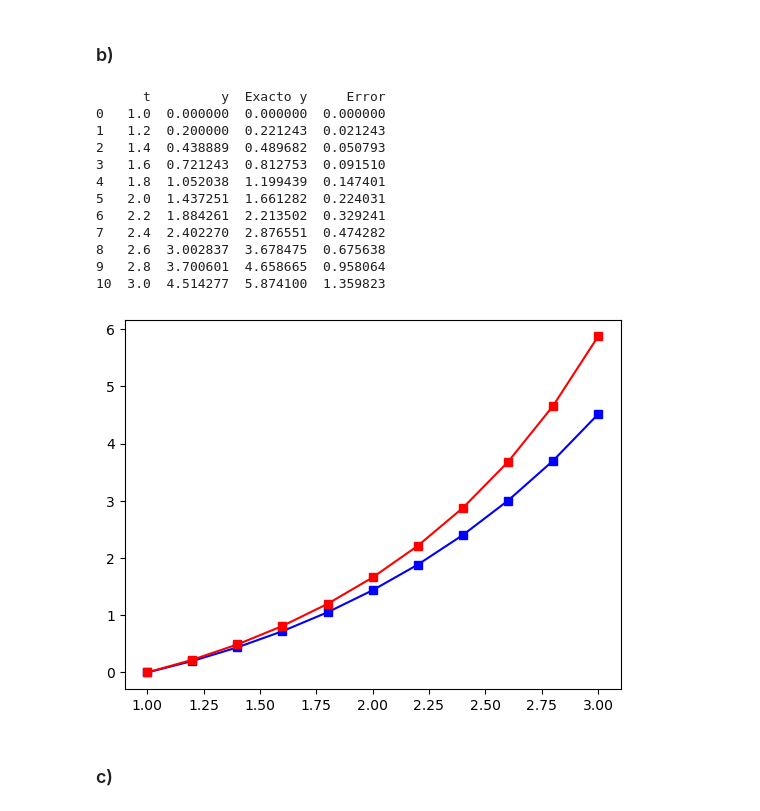
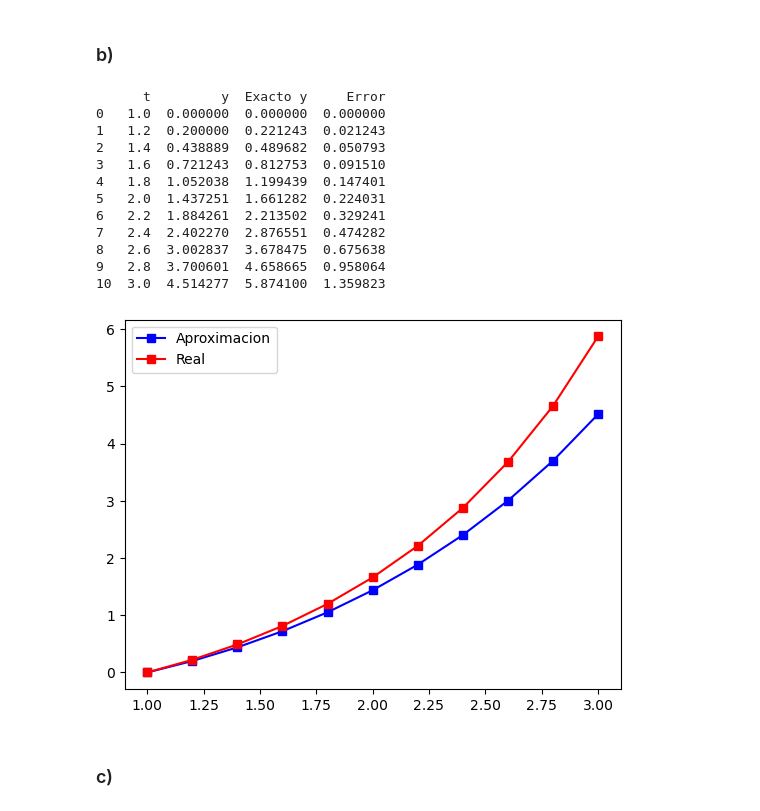
Before and after one commit to Boris-epn/tarea-12, a Jupyter notebook: tarea12.ipynb, the cells around one changed output. Saved outputs shown, nothing was run; the diff lists cells and outputs as text; code cells hidden in the pictures.

```diff
--- a/tarea12.ipynb
+++ b/tarea12.ipynb
@@ -153,31 +154,32 @@ plt.show()
 # %%
 def f1(t, y):
     return 1 + y/t + (y/t)**2
 def exacto(t):
     return t* np.tan(np.log(t))
 t0, y0, h, t_end = 1, 0,0.2,3
 t_vals, y_vals = euler_method(f1, t0, y0, h, t_end)
 df = pd.DataFrame({"t": t_vals, "y": y_vals})
 df["Exacto y"] = df["t"].apply(exacto)
 df["Error"] = abs(df["y"] - df["Exacto y"])
 print(df)
 plt.plot(t_vals, y_vals,'-s',label='Aproximacion',color='Blue')
 plt.plot(t_vals, exacto(t_vals),'-s',label='Real',color='Red')
+plt.legend(loc='upper left')
 plt.show()
 # %% [output]
       t         y  Exacto y     Error
 0   1.0  0.000000  0.000000  0.000000
 1   1.2  0.200000  0.221243  0.021243
 2   1.4  0.438889  0.489682  0.050793
 3   1.6  0.721243  0.812753  0.091510
 4   1.8  1.052038  1.199439  0.147401
 5   2.0  1.437251  1.661282  0.224031
 6   2.2  1.884261  2.213502  0.329241
 7   2.4  2.402270  2.876551  0.474282
 8   2.6  3.002837  3.678475  0.675638
 9   2.8  3.700601  4.658665  0.958064
 10  3.0  4.514277  5.874100  1.359823
-[figure, old version]
+[figure, new version]
 # %% [markdown]
 ### c)
 # %%
```
Also changed, not shown: parts of 13 cells of this notebook, 1 other file.
